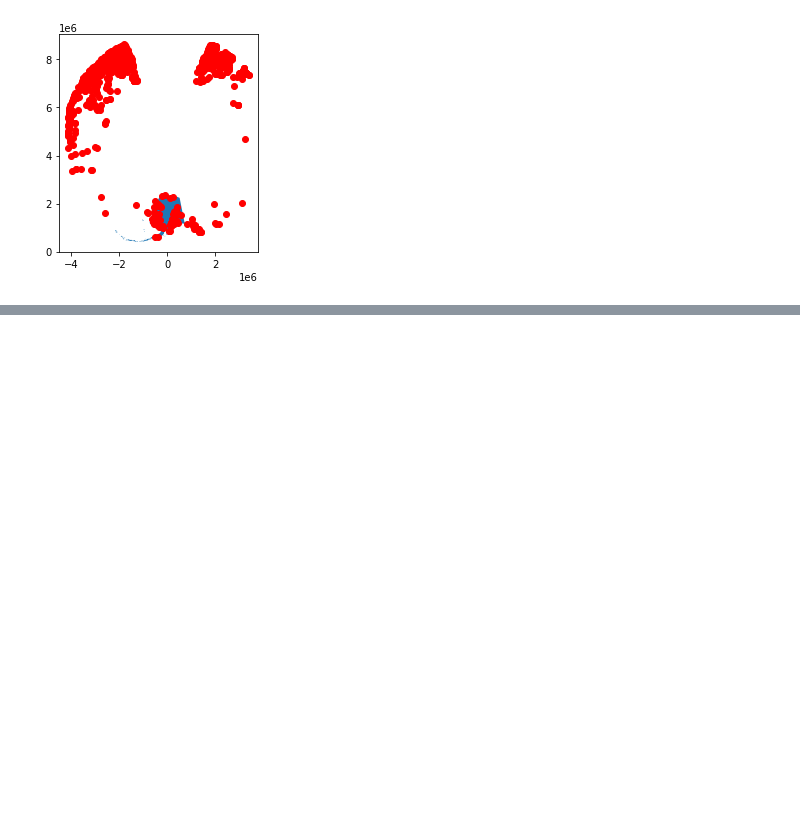
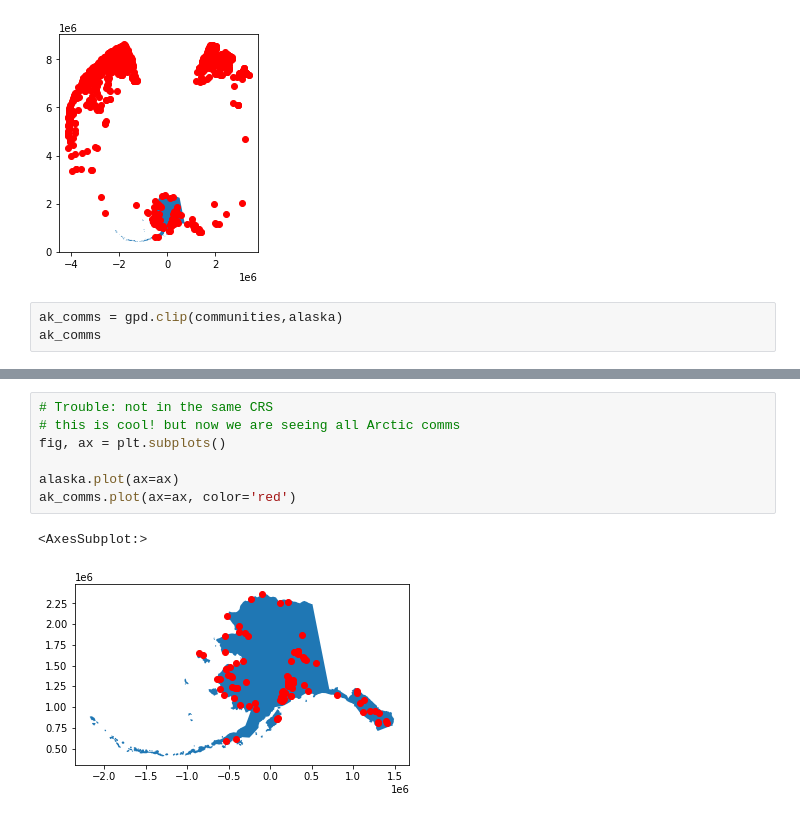
Before and after one commit to carmengg/eds-220-book, a Jupyter notebook: drafts-lectures/lesson-13-clip.ipynb, the cells around one changed output, grey strips where cells are left out. Drawn from its saved outputs; the diff is of its cells as text; blank space fills up the shorter version.

```diff
--- a/drafts-lectures/lesson-13-clip.ipynb
+++ b/drafts-lectures/lesson-13-clip.ipynb
@@ -82,3 +82,6 @@ communities.plot(ax=ax, color='red')
 # %% [output]
 <AxesSubplot:>
 [figure]
+# %%
+ak_comms = gpd.clip(communities,alaska)
+ak_comms
@@ -84,0 +102,10 @@ communities.plot(ax=ax, color='red')
+# %%
+# Trouble: not in the same CRS
+# this is cool! but now we are seeing all Arctic comms
+fig, ax = plt.subplots()
+
+alaska.plot(ax=ax)
+ak_comms.plot(ax=ax, color='red')
+# %% [output]
+<AxesSubplot:>
+[figure, added]
```
Also changed, not shown: parts of 7 cells of this notebook.
